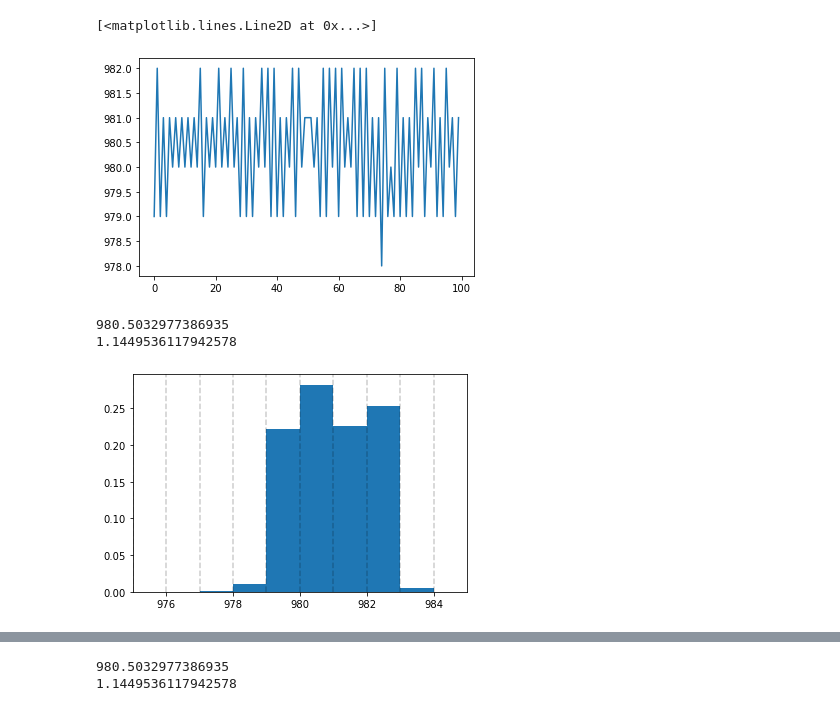
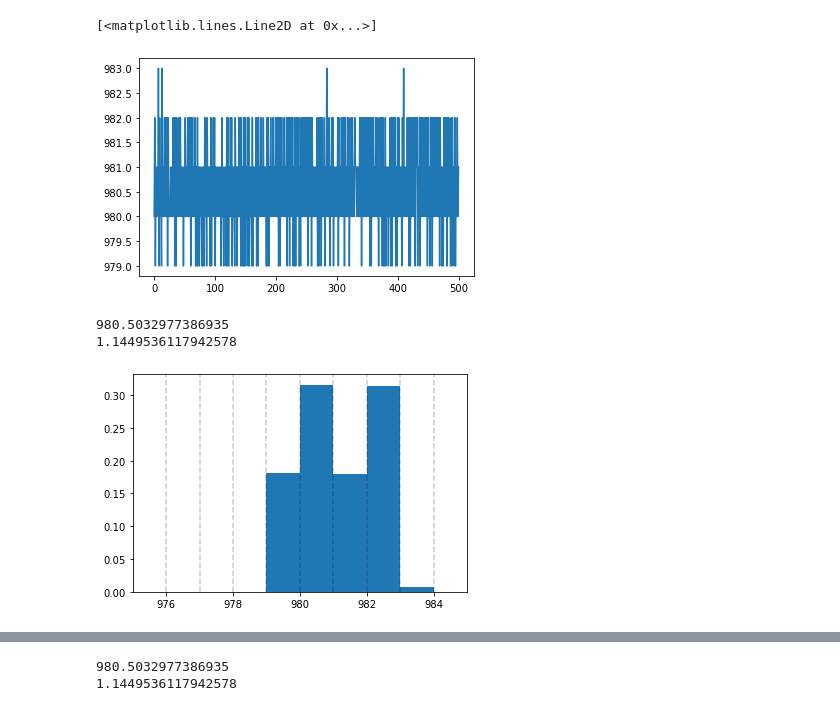
Before and after one commit to SuperNEMO-DBD/PMT-ShapeAnalysis, a Jupyter notebook: pmt_he_study/simulation.ipynb, the cells around one changed output, grey strips where cells are left out. Cells and saved outputs as stored; diff of their text form; code cells hidden in the pictures.

```diff
--- a/pmt_he_study/simulation.ipynb
+++ b/pmt_he_study/simulation.ipynb
@@ -8,6 +10,6 @@ from scipy.optimize import curve_fit
 # %%
 baseline = []
-with open("/Users/williamquinn/Desktop/Baseline.txt", "r") as file:
+with open("/Users/williamquinn/Desktop/PMT_Project/res_data_ch0/Baseline.txt", "r") as file:
     fl = file.readlines()
 
     for i, line in enumerate(fl):
@@ -17,12 +19,12 @@ with open("/Users/williamquinn/Desktop/Baseline.txt", "r") as file:
             baseline.append(int(line_list[j].strip()))
 baseline = np.array(baseline)
 # %%
-plt.plot(baseline[1000:1100])
+plt.plot(baseline[:500])
 # %% [output]
 [<matplotlib.lines.Line2D at 0x...>]
-[figure, old version]
+[figure, new version]
 # %%
-freq, bin_edges = np.histogram(baseline[800:], range=(975,985), bins=10)
+freq, bin_edges = np.histogram(baseline[:500], range=(975,985), bins=10)
 bin_width = bin_edges[2] - bin_edges[1]
 bin_centres = bin_edges[1:] - bin_width/2
 plt.bar(bin_centres, freq/np.sum(freq), width=bin_width)
@@ -34,4 +36,4 @@ print(np.std(baseline[800:]))
 # %% [output]
 980.5032977386935
 1.1449536117942578
-[figure, old version]
+[figure, new version]
```
Also changed, not shown: parts of 12 cells of this notebook, 9 other files.
